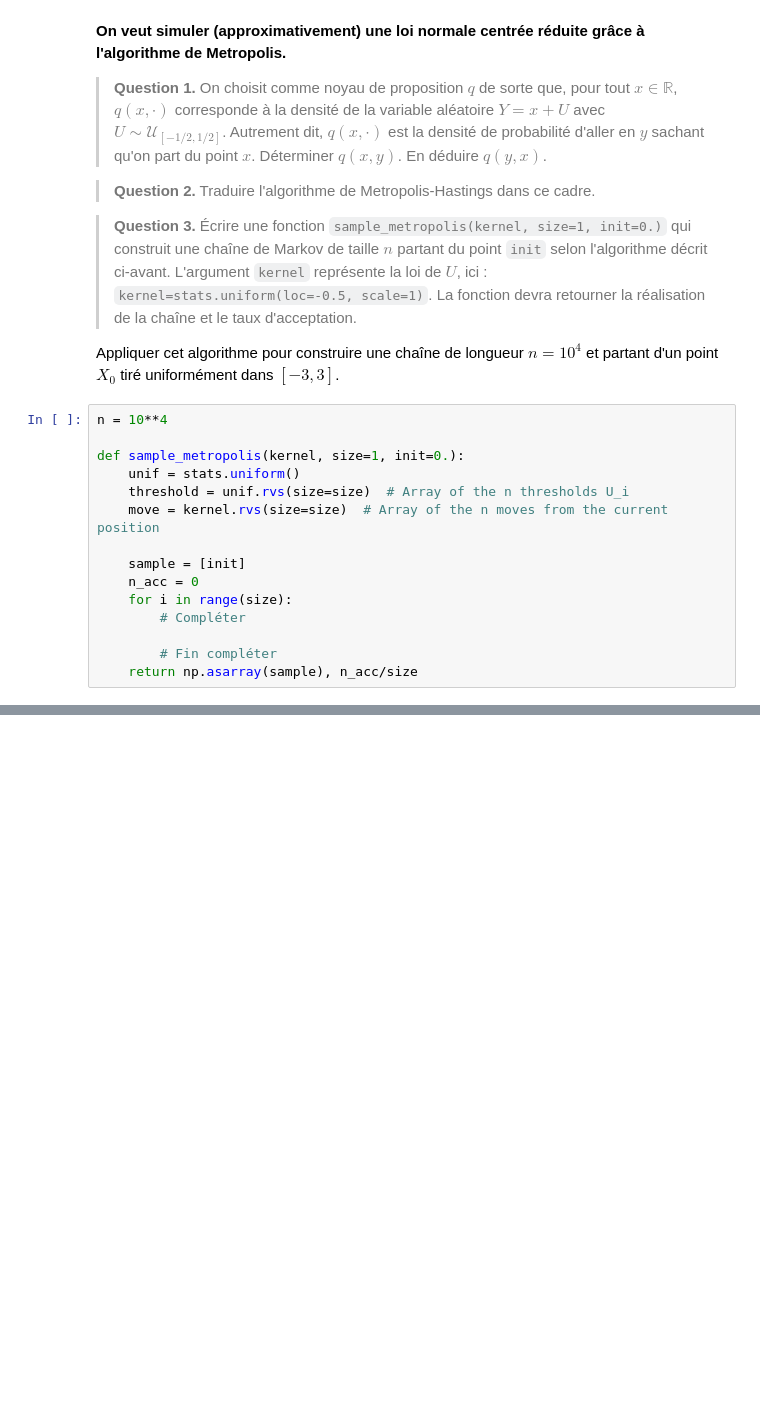
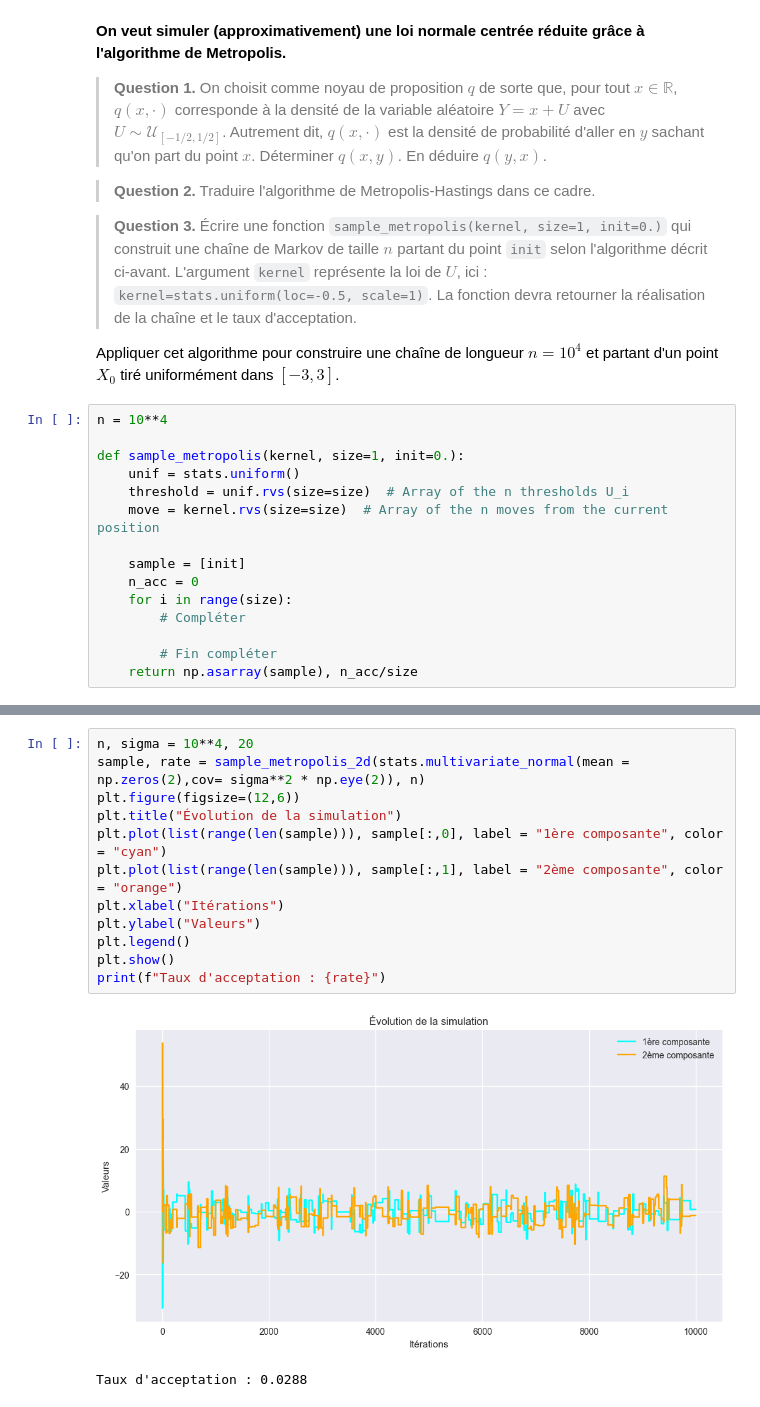
Before and after one commit to AugustinCablant/Monte-Carlo-methods, a Jupyter notebook: TP_Sorbonne.ipynb, the cells around one changed output, grey strips where cells are left out. Cells and saved outputs as stored; diff of their text form; blank space fills up the shorter version.

```diff
--- a/TP_Sorbonne.ipynb
+++ b/TP_Sorbonne.ipynb
@@ -446,0 +134,15 @@ Sur un même graphe, représenter la densité $g$ et un estimateur de la densit
+# %%
+n, sigma = 10**4, 20
+sample, rate = sample_metropolis_2d(stats.multivariate_normal(mean = np.zeros(2),cov= sigma**2 * np.eye(2)), n)
+plt.figure(figsize=(12,6))
+plt.title("Évolution de la simulation")
+plt.plot(list(range(len(sample))), sample[:,0], label = "1ère composante", color = "cyan")
+plt.plot(list(range(len(sample))), sample[:,1], label = "2ème composante", color = "orange")
+plt.xlabel("Itérations")
+plt.ylabel("Valeurs")
+plt.legend()
+plt.show()
+print(f"Taux d'acceptation : {rate}")
+# %% [output]
+[figure, added]
+Taux d'acceptation : 0.0288
```
Also changed, not shown: parts of 26 cells of this notebook, 2 other files.
